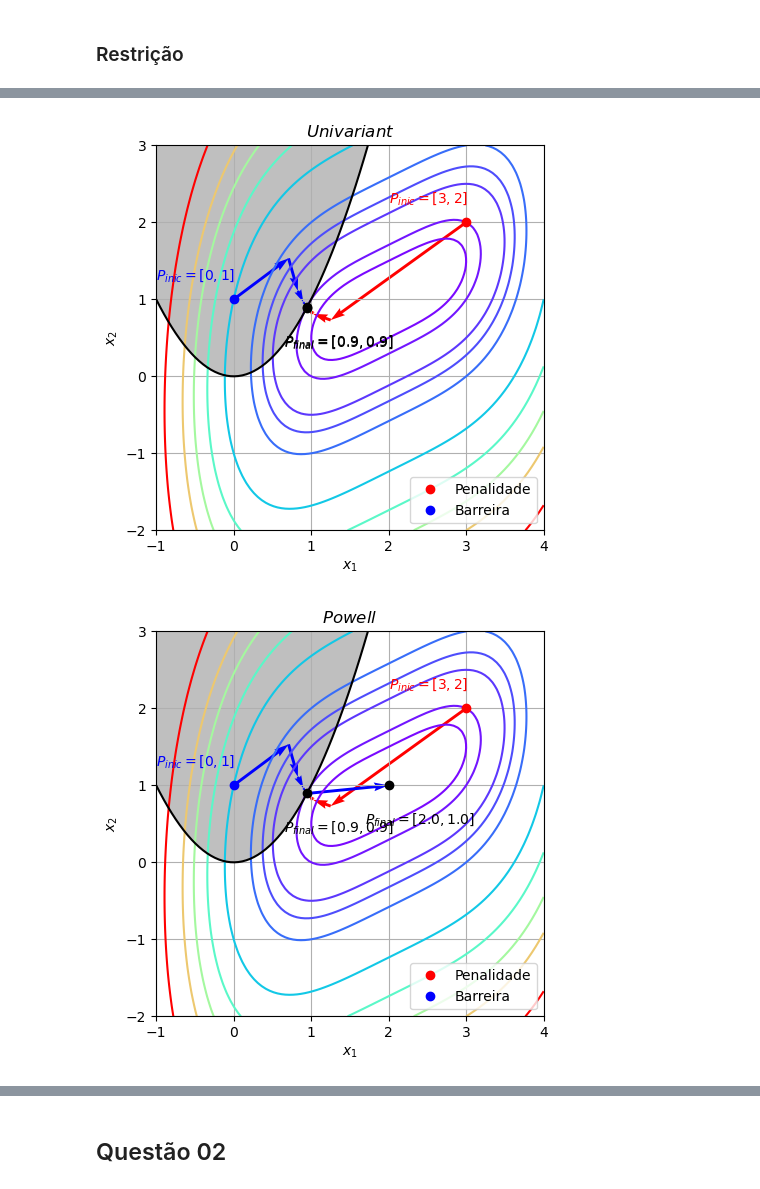
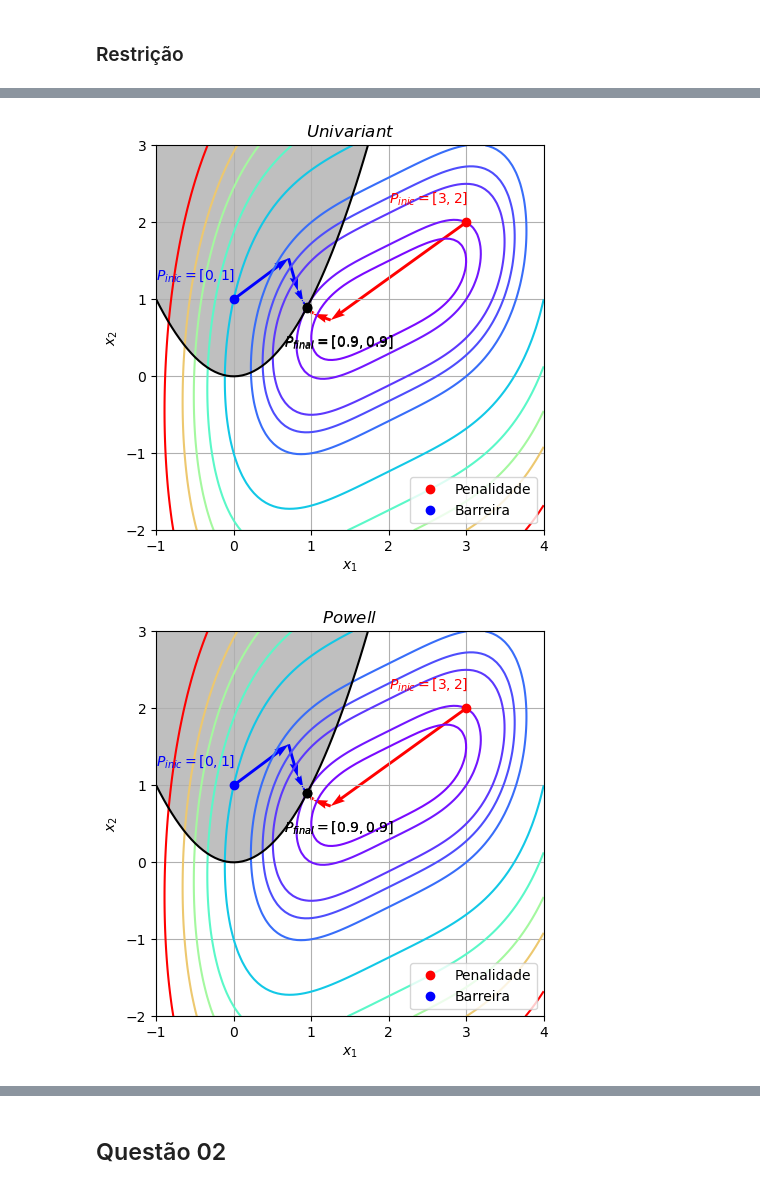
Before and after one commit to prj-phcp/MEC2403_Activities, a Jupyter notebook: Trabalho2/Trabalho2.ipynb, the cells around one changed output, grey strips where cells are left out. Saved outputs shown, nothing was run; the diff lists cells and outputs as text; code cells hidden in the pictures.

```diff
--- a/Trabalho2/Trabalho2.ipynb
+++ b/Trabalho2/Trabalho2.ipynb
@@ -101,6 +101,7 @@ for name, optimizer in optimizrs:
     for case_name, p_inicial, constrs, color in cases:
         t_init = datetime.datetime.now()
         f_otim = constraints.ConstrainedSpecialFunction(f, cfuncs=constrs)
+        step.set_validation(f_otim.check_validity)
         p_final = constrained_optimizer(f_otim, p_inicial, optimizer, step)
         t_final = datetime.datetime.now()
         print(f'{name} ({case_name}): p_final = [{p_final[0]:.6f}, {p_final[1]:.6f}, {f(*p_final):.6f}].T. Execução:{t_final - t_init}, {constrained_optimizer.iter} iterações')
@@ -135,2 +158,2 @@ BFGS (Barreira): p_final = [1.999730, 0.999865, 0.000000].T. Execução:0:00:11.
 [figure]
-[figure, old version]
+[figure, new version]
```
Also changed, not shown: parts of 7 cells of this notebook, 29 other files.
